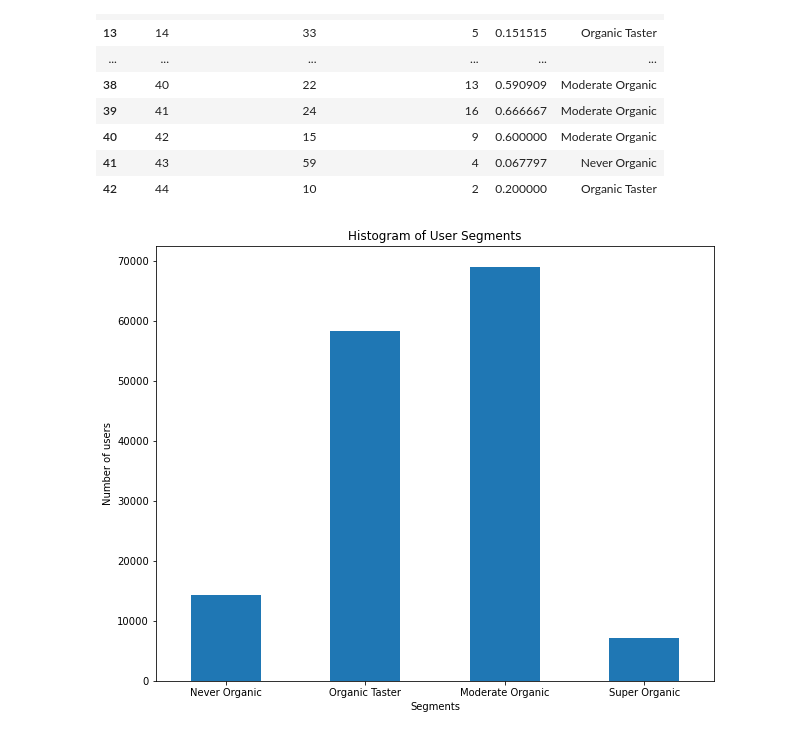
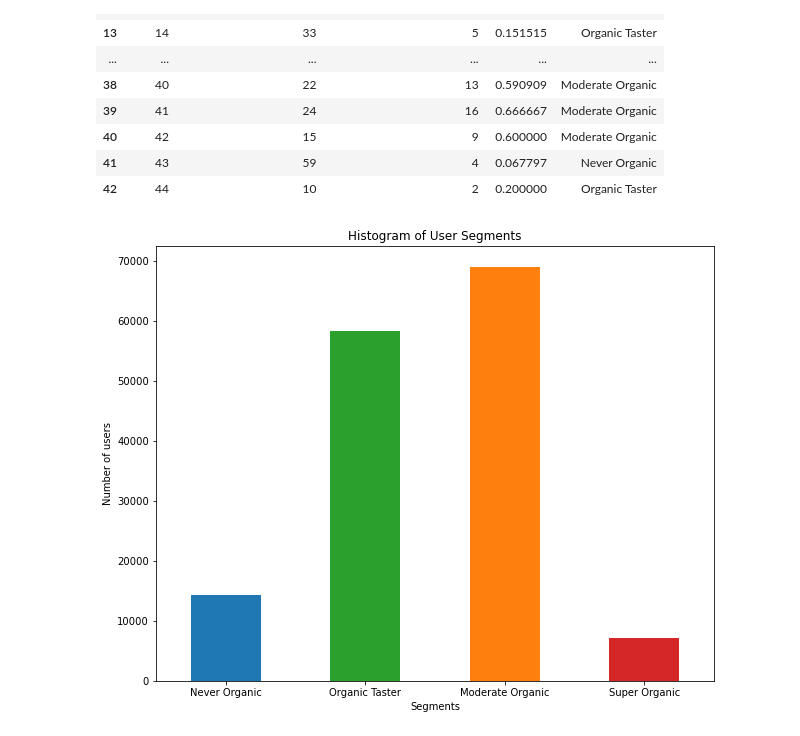
Before and after one commit to stemlock/Instacart_Market_Basket_Data_Analysis, a Jupyter notebook: segmentation_roughwork.ipynb, the cells around one changed output. Saved outputs shown, nothing was run; the diff lists cells and outputs as text; code cells hidden in the pictures.

Commit message:
Updated initial data manipulation for key metrics and updated color coding for segmentation

```diff
--- a/segmentation_roughwork.ipynb
+++ b/segmentation_roughwork.ipynb
@@ -219,17 +219,17 @@ df_filtered.head(30)
 # %%
 # Plot the count of each segment
 
 plt.figure(figsize=(10,8))
-df_filtered['segment'].value_counts().reindex(['Never Organic', 'Organic Taster', 'Moderate Organic', 'Super Organic']).plot(kind="bar")
+df_filtered['segment'].value_counts().reindex(['Never Organic', 'Organic Taster', 'Moderate Organic', 'Super Organic']).plot(kind="bar", color = ['#1f77b4','#2ca02c','#ff7f0e','#d62728'])
 
 plt.title('Histogram of User Segments')
 plt.xlabel('Segments')
 plt.ylabel('Number of users')
 plt.xticks(rotation='horizontal')
 
 pass
 # %% [output]
-[figure, old version]
+[figure, new version]
 # %%
 # Plot the histogram of percentage organic from 0-1
 plt.figure(figsize=(12,10))
```
Also changed, not shown: parts of 1 cell of this notebook, 2 other files.
